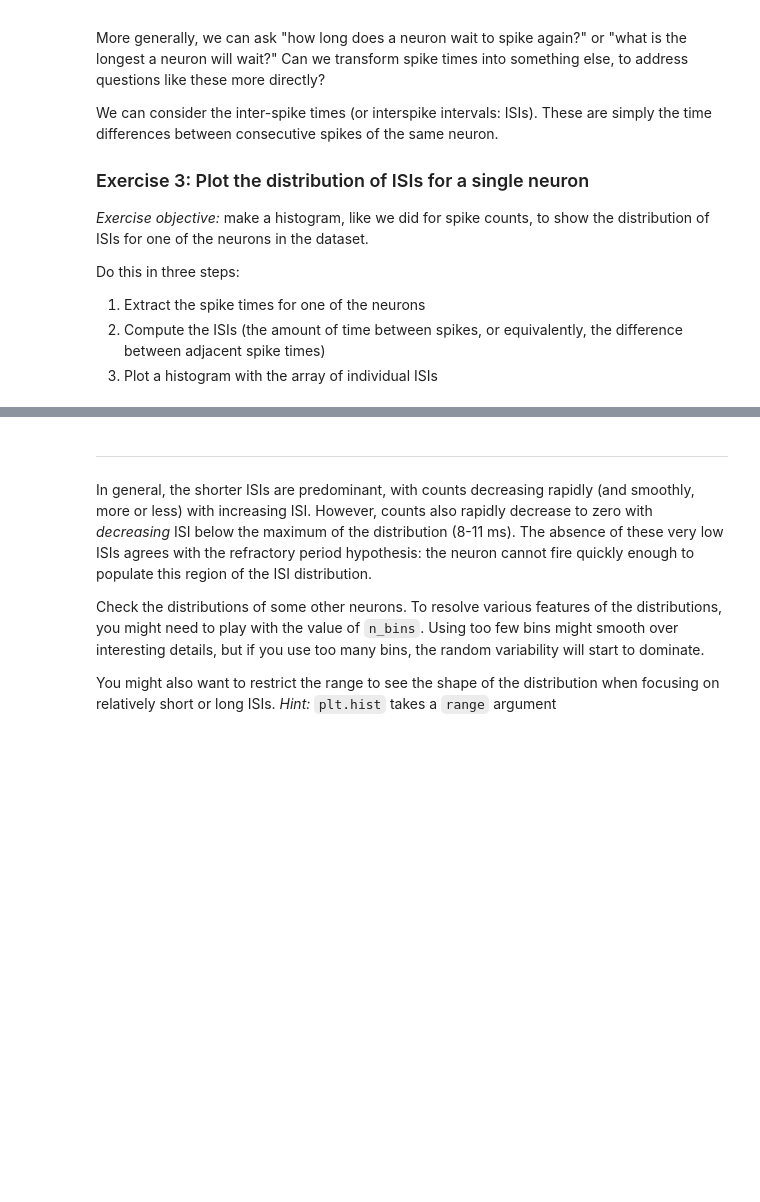
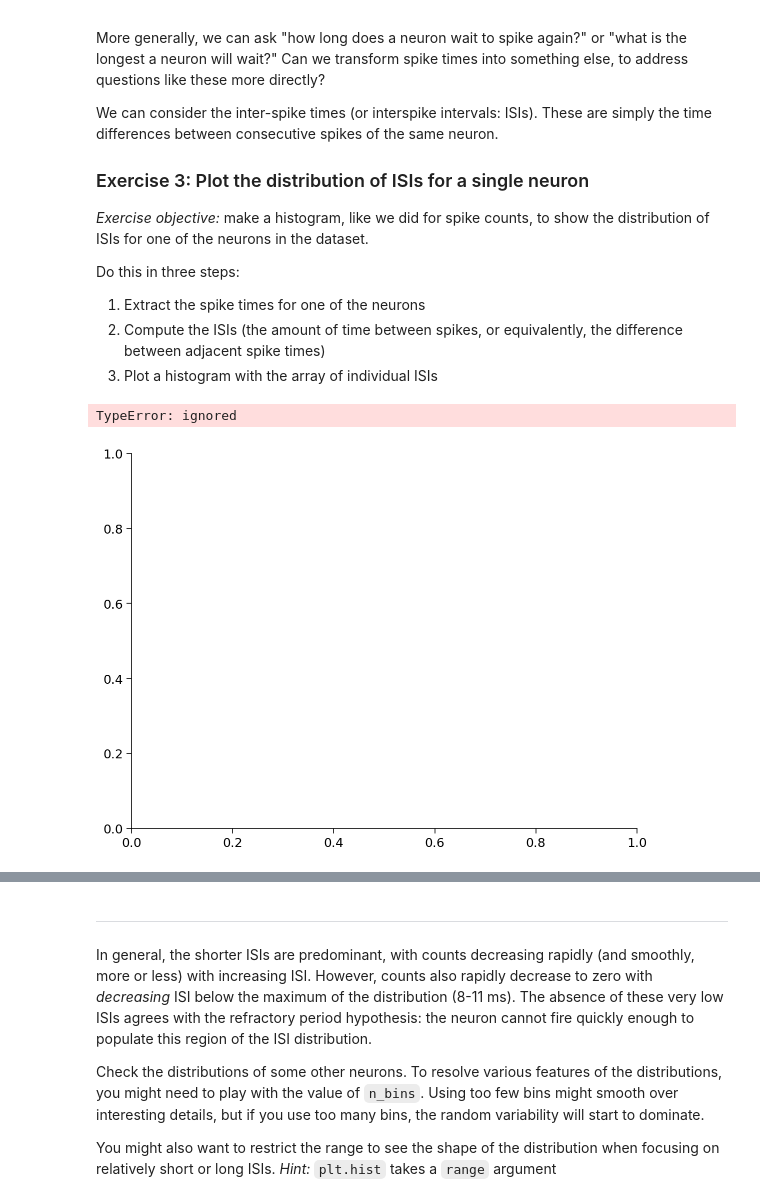
Before and after one commit to pablo-mere-hidalgo/NMA-computational-neuroscience, a Jupyter notebook: tutorials/W1D1_ModelTypes/student/W1D1_Tutorial1.ipynb, the cells around one changed output, grey strips where cells are left out. Cells and saved outputs as stored; diff of their text form; code cells hidden in the pictures; blank space fills up the shorter version.

```diff
--- a/tutorials/W1D1_ModelTypes/student/W1D1_Tutorial1.ipynb
+++ b/tutorials/W1D1_ModelTypes/student/W1D1_Tutorial1.ipynb
@@ -415,34 +477,37 @@ Do this in three steps:
 # %%
 def compute_single_neuron_isis(spike_times, neuron_idx):
   """Compute a vector of ISIs for a single neuron given spike times.
 
   Args:
     spike_times (list of 1D arrays): Spike time dataset, with the first
       dimension corresponding to different neurons.
     neuron_idx (int): Index of the unit to compute ISIs for.
 
   Returns:
     isis (1D array): Duration of time between each spike from one neuron.
   """
   #############################################################################
   # Students: Fill in missing code (...) and comment or remove the next line
-  raise NotImplementedError("Exercise: compute single neuron ISIs")
+  # raise NotImplementedError("Exercise: compute single neuron ISIs")
   #############################################################################
 
   # Extract the spike times for the specified neuron
-  single_neuron_spikes = ...
+  single_neuron_spikes = interval_spike_times[neuron_idx]
 
   # Compute the ISIs for this set of spikes
   # Hint: the function np.diff computes discrete differences along an array
-  isis = ...
+  isis =
 
   return isis
 
 # Compute ISIs
 single_neuron_isis = compute_single_neuron_isis(spike_times, neuron_idx=283)
 
 # Visualize ISIs
 plot_isis(single_neuron_isis)
+# %% [output]
+TypeError: ignored
+[figure, added]
 # %% [markdown]
 [*Click for solution*](https://github.com/NeuromatchAcademy/course-content/tree/master//tutorials/W1D1_ModelTypes/solutions/W1D1_Tutorial1_Solution_2972c168.py)
 
```
Also changed, not shown: parts of 23 cells of this notebook.
